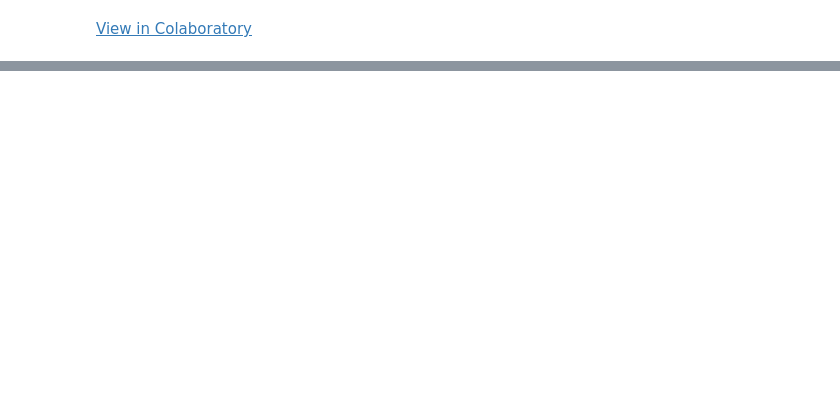
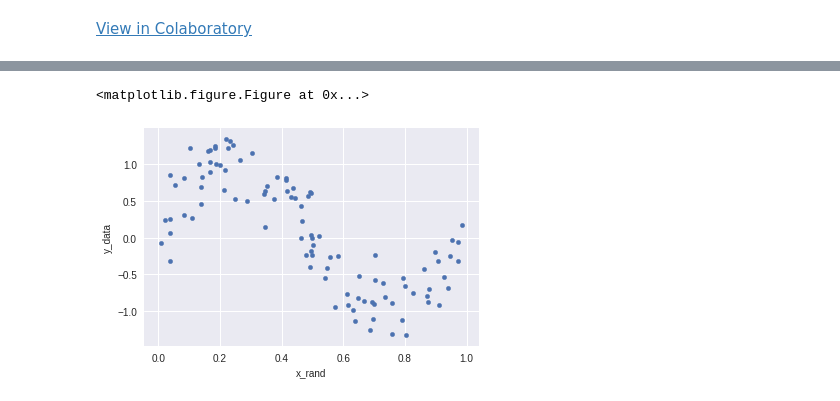
Before and after one commit to RXV06021/basicPy, a Jupyter notebook: Linear_least_sq.ipynb, the cells around one changed output, grey strips where cells are left out. Drawn from its saved outputs; the diff is of its cells as text; code cells hidden in the pictures; blank space fills up the shorter version.

```diff
--- a/Linear_least_sq.ipynb
+++ b/Linear_least_sq.ipynb
@@ -158,0 +21,34 @@ plt.legend(loc='upper left')
+# %%
+%matplotlib inline
+import numpy as np
+import pandas as pd
+import matplotlib.pyplot as plt
+
+from sklearn.cross_validation import train_test_split
+from sklearn.linear_model     import LinearRegression
+from sklearn.preprocessing    import PolynomialFeatures
+from sklearn.pipeline         import make_pipeline
+from sklearn.pipeline         import Pipeline
+from sklearn.metrics          import mean_squared_error ,r2_score
+
+# 乱数のシードを設定
+np.random.seed(9)
+
+# 0から1まで100個の数値を生成。乱数を混ぜる前のx
+x_orig = pd.Series(np.linspace(0,1,100))
+
+# xに対応するsinを返す関数
+def f(x):
+  return np.sin(2*np.pi*x)
+
+# 0から1まで100個のばらけたサンプルデータ（x）を生成
+x = pd.Series(np.random.uniform(0,1,size=100))
+
+# xに対応するsinに乱数値を足してサンプルデータ（y）を生成
+y = f(x)+pd.Series(np.random.normal(scale=0.3,size=100))
+
+df = pd.DataFrame({ 'x_orig' : x_orig,
+                    'x_rand' : x,
+                    'y_data' : y       })
+
+df.head()
@@ -158,0 +62,6 @@ plt.legend(loc='upper left')
+# %%
+plt.figure()
+df.plot(x='x_rand',y='y_data',kind='scatter');
+# %% [output]
+<matplotlib.figure.Figure at 0x...>
+[figure, added]
```
Also changed, not shown: parts of 47 cells of this notebook.
